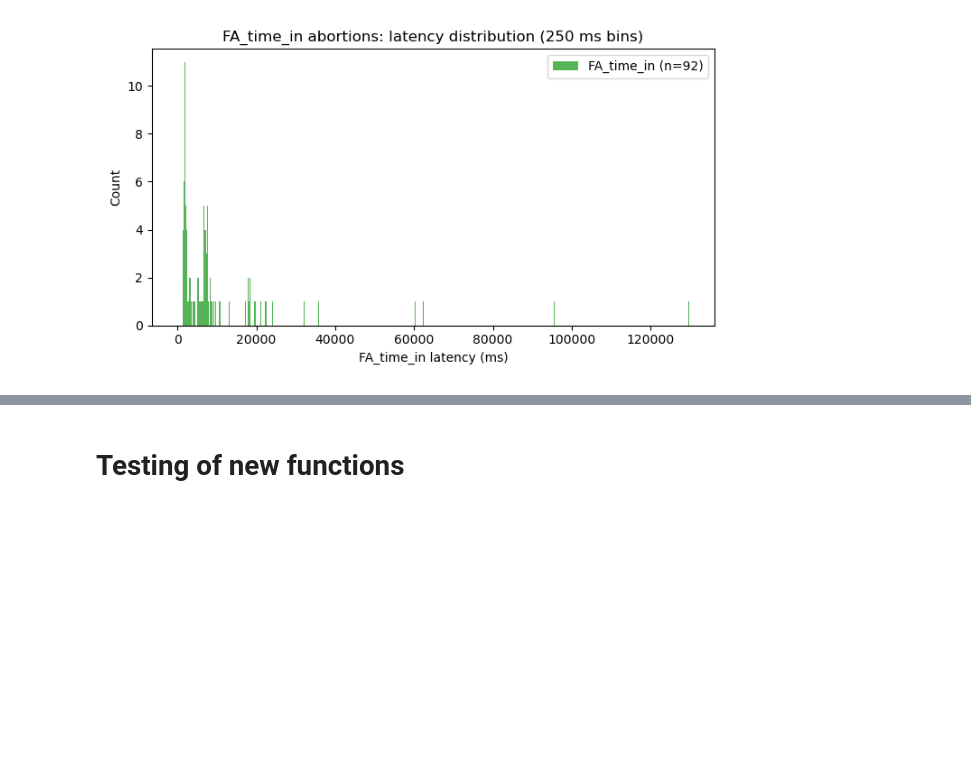
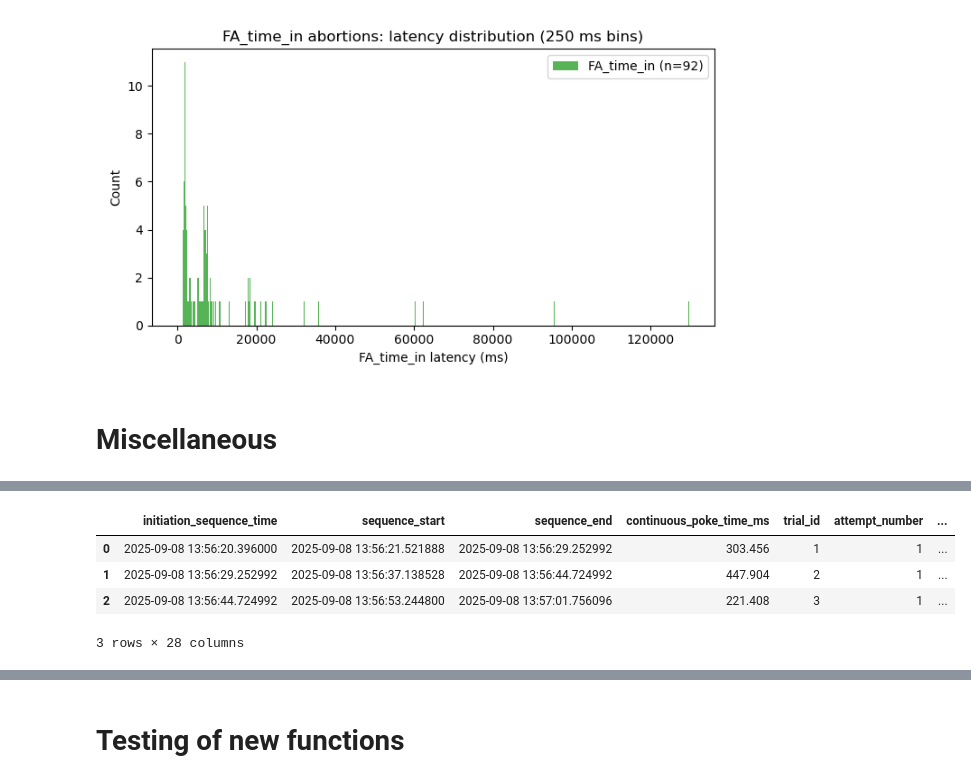
Before and after one commit to SainsburyWellcomeCentre/hypnose-analysis, a Jupyter notebook: notebooks/hypnose_testing.ipynb, the cells around one changed output, grey strips where cells are left out. Saved outputs shown, nothing was run; the diff lists cells and outputs as text; code cells hidden in the pictures; blank space fills up the shorter version.

```diff
--- a/notebooks/hypnose_testing.ipynb
+++ b/notebooks/hypnose_testing.ipynb
@@ -30,3 +33,3 @@ import src.processing.detect_stage as detect_stage_module
 # %%
-res = analyze_session_multi_run_by_id_date(32, 20250908, verbose=True, print_summary=True, save=False)
+res = analyze_session_multi_run_by_id_date(26, 20250908, verbose=False, print_summary=True, save=True)
 # %% [output]
@@ -154,4 +157,0 @@ No Hidden Rule Location found in sequence name: QuintupleA_Stage5B. Proceeding w
-# %%
-# quick check in a cell after single-run analysis
-df = trial_outcomes_complete['classification']['completed_sequences_with_response_times']
-print("per-run RT NaNs:", int(df['response_time_category'].isna().sum()))
@@ -216,3 +206,57 @@ plt.show()
 # %% [output]
 [figure]
 [figure]
+# %% [markdown]
+# Miscellaneous
+# %%
+cls = res['classification']
+# Code like this can be used to extract data from res. This will display all trials with < threshold poke times in completed sequences
+comp = cls["completed_sequences_with_response_times"]
+pos_pokes_all = build_position_pokes_table(cls)
+short_pokes = build_position_pokes_table(cls, threshold_ms=200)
+display(short_pokes)
+# %%
+# Find X s window with the most rewarded trials - used to find video segments
+
+def find_peak_rewarded_window(res, window_sec=40):
+    # Get rewarded trials table
+    cls = res.get("classification", res)
+    df = cls.get("completed_sequence_rewarded", pd.DataFrame())
+    if df.empty:
+        print("No rewarded trials found.")
+        return None
+
+    # Use valve_open_ts as trial time (or poke_first_in if you prefer)
+    times = pd.to_datetime(df["sequence_start"], errors="coerce")
+    df = df.assign(trial_time=times)
+    df = df.dropna(subset=["trial_time"]).sort_values("trial_time").reset_index(drop=True)
+
+    # Find the window with the most rewarded trials
+    best_count = 0
+    best_start = None
+    best_end = None
+    best_indices = []
+
+    trial_times = df["trial_time"].values
+    n = len(trial_times)
+    for i in range(n):
+        start = trial_times[i]
+        end = start + np.timedelta64(window_sec, "s")
+        # Find all trials within [start, end)
+        mask = (trial_times >= start) & (trial_times < end)
+        count = mask.sum()
+        if count > best_count:
+            best_count = count
+            best_start = start
+            best_end = end
+            best_indices = np.where(mask)[0]
+
+    print(f"Max rewarded trials in any {window_sec}s window: {best_count}")
+    print(f"Window: {best_start} to {best_end}")
+    # Optionally display the trials in that window
+    display(df.iloc[best_indices])
+    return df.iloc[best_indices]
+
+# Example usage:
+peak_trials = find_peak_rewarded_window(res, window_sec=40)
+# %% [output]
@@ -218,0 +265,5 @@ plt.show()
+|  | initiation_sequence_time | sequence_start | sequence_end | continuous_poke_time_ms | trial_id | attempt_number | ... |
+| 0 | 2025-09-08 13:56:20.396000 | 2025-09-08 13:56:21.521888 | 2025-09-08 13:56:29.252992 | 303.456 | 1 | 1 | ... |
+| 1 | 2025-09-08 13:56:29.252992 | 2025-09-08 13:56:37.138528 | 2025-09-08 13:56:44.724992 | 447.904 | 2 | 1 | ... |
+| 2 | 2025-09-08 13:56:44.724992 | 2025-09-08 13:56:53.244800 | 2025-09-08 13:57:01.756096 | 221.408 | 3 | 1 | ... |
+3 rows × 28 columns
```
Also changed, not shown: parts of 15 cells of this notebook, 1 other file.
